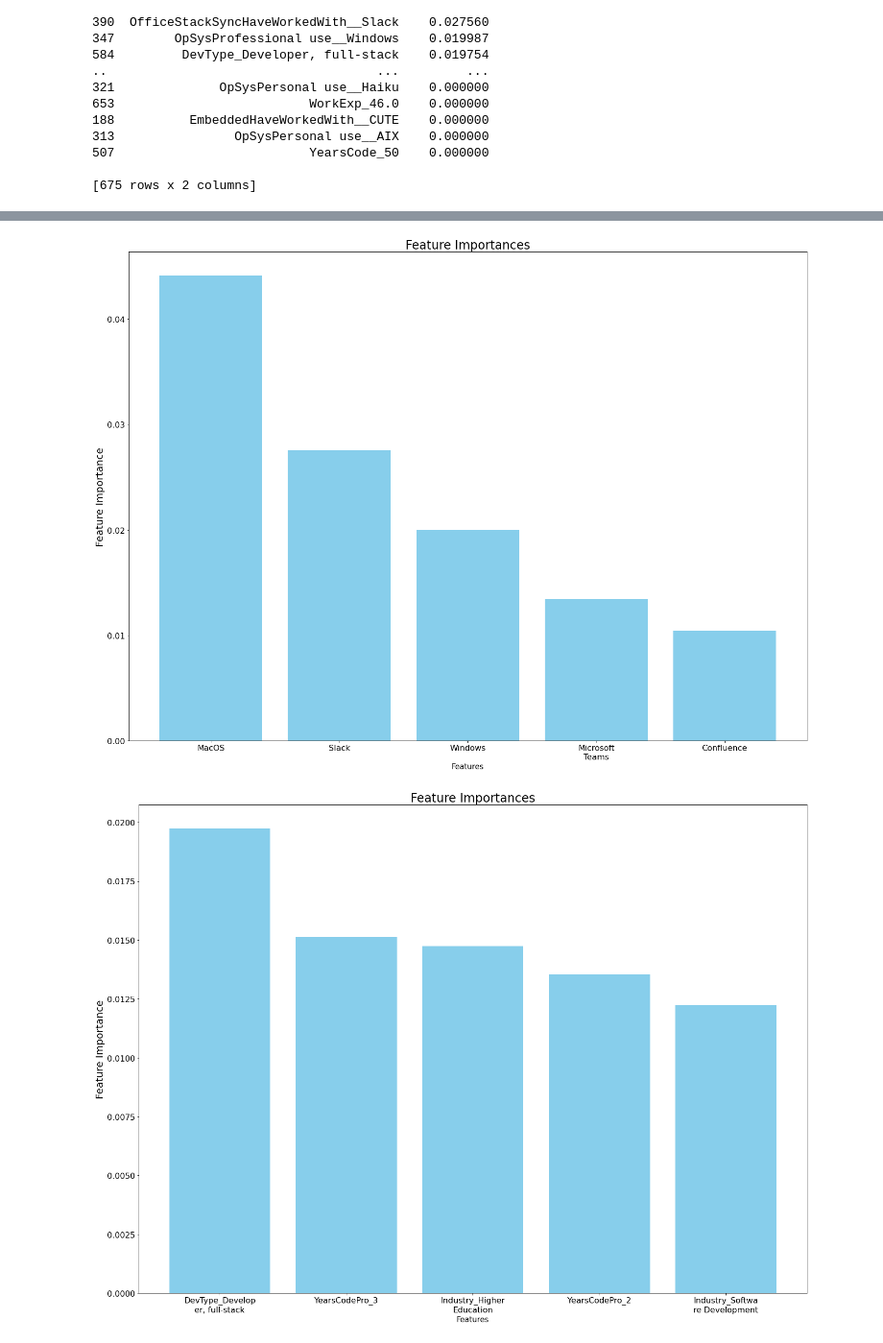
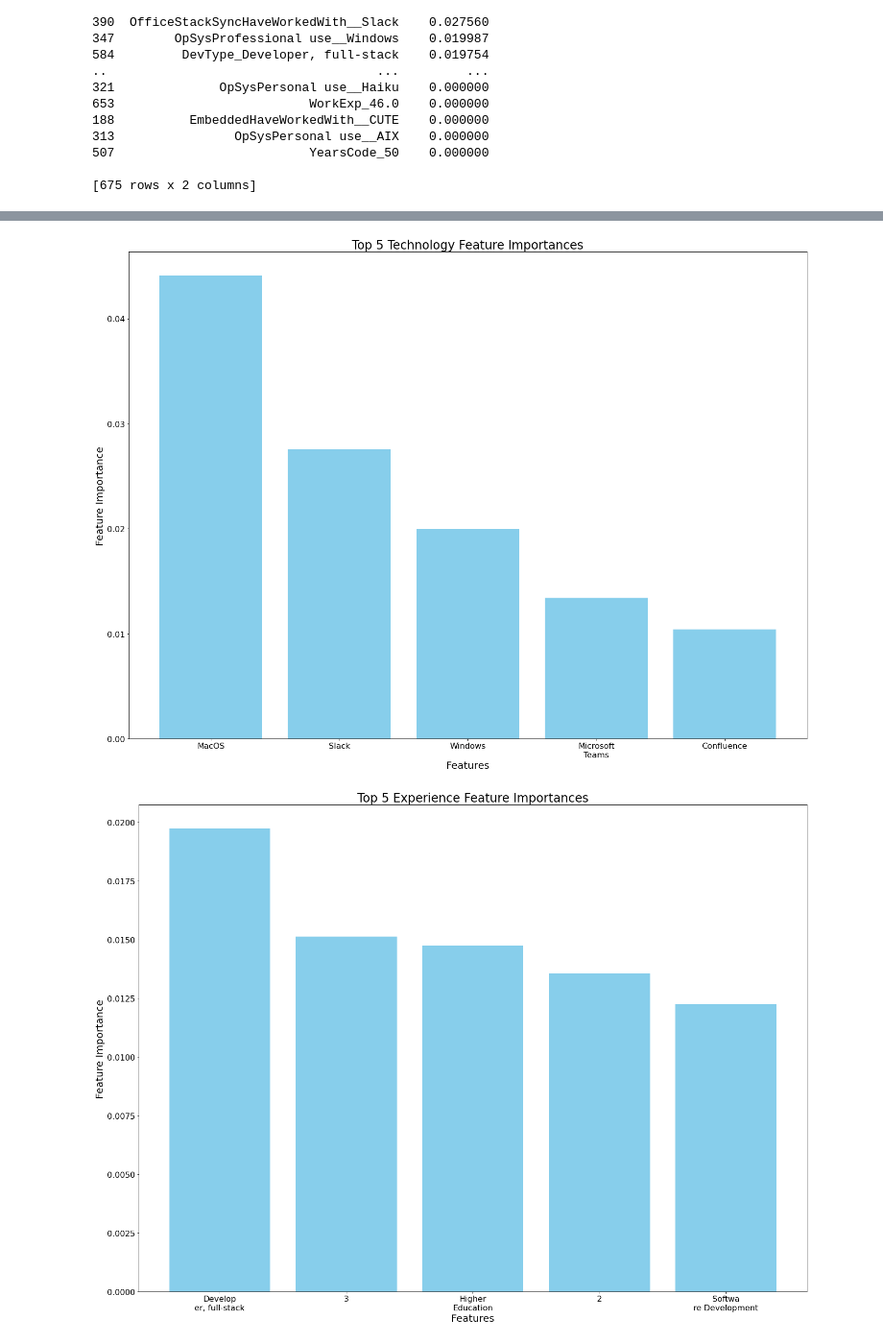
Before and after one commit to rfhoerlein/Data-Science-Blog-Post, a Jupyter notebook: Data Cleaning and Modeling.ipynb, the cells around one changed output, grey strips where cells are left out. Shown at 96% size. Cells and saved outputs as stored; diff of their text form; code cells hidden in the pictures.

```diff
--- a/Data Cleaning and Modeling.ipynb
+++ b/Data Cleaning and Modeling.ipynb
@@ -363,13 +428,13 @@ model_data = pd.get_dummies(cleaned_data, columns = object_columns)
 # %%
 #Modeling
 # %%
-#Creating train test split
+# Creating train-test split
 
-from sklearn.model_selection import train_test_split
-
-#Creating the train_test_split
-X = model_data.drop('CompTotal',axis=1)
+# Creating the train_test_split
+X = model_data.drop('CompTotal', axis=1)
 y = model_data['CompTotal']
 
-(X_train, X_test, y_train, y_test) = train_test_split(X,y, test_size = .2, random_state = 7)
+X_train, X_test, y_train, y_test = train_test_split(
+    X, y, test_size=0.2, random_state=7
+)
 # %%
@@ -496,47 +617,31 @@ plt.show()
 # %%
 
-#2 what technologies are the most important?
+# 2 What technologies are the most important?
 
 tech_columns = pd.Series(tech_columns)
 tech_columns.name = 'feature'
 
 tech_features = pd.merge(tech_columns, feature_importance, how = 'left')
-top_tech_features = tech_features.sort_values(by='importance', ascending=False).head(5)
 
-wrapped_labels = ["\n".join(textwrap.wrap(label, 15)) for label in top_tech_features['feature']]
-wrapped_labels = [text.rsplit("_", 1)[1] if "_" in text else text for text in wrapped_labels]
-
-plt.figure(figsize=(20, 15))
-plt.bar(wrapped_labels, top_tech_features['importance'], color='skyblue')
-plt.xlabel('Features', fontsize=15)
-plt.ylabel('Feature Importance', fontsize=20)
-plt.title('Feature Importances', fontsize=24)
-plt.xticks(rotation=0, fontsize=16)
-plt.yticks(fontsize=16)
-plt.tight_layout()
-plt.show()
+plot_feature_importance(
+    feature_df=tech_features,
+    top_n=5,
+    title="Top 5 Technology Feature Importances"
+)
 # %% [output]
-[figure, old version]
+[figure, new version]
 # %%
-#3 How important is experience level?
+# 3 How important is experience level?
 
 experience_columns = pd.Series(experience_columns)
 experience_columns.name = 'feature'
 
 experience_features = pd.merge(experience_columns, feature_importance, how = 'left')
-top_experience_features = experience_features.sort_values(by='importance', ascending=False).head(5)
 
-wrapped_labels = ["\n".join(textwrap.wrap(label, 15)) for label in top_experience_features['feature']]
-
-
-plt.figure(figsize=(20, 15))
-plt.bar(wrapped_labels, top_experience_features['importance'], color='skyblue')
-plt.xlabel('Features', fontsize=15)
-plt.ylabel('Feature Importance', fontsize=20)
-plt.title('Feature Importances', fontsize=24)
-plt.xticks(rotation=0, fontsize=16)
-plt.yticks(fontsize=16)
-plt.tight_layout()
-plt.show()
+plot_feature_importance(
+    feature_df=experience_features,
+    top_n=5,
+    title="Top 5 Experience Feature Importances"
+)
 # %% [output]
-[figure, old version]
+[figure, new version]
```
Also changed, not shown: parts of 22 cells of this notebook.
